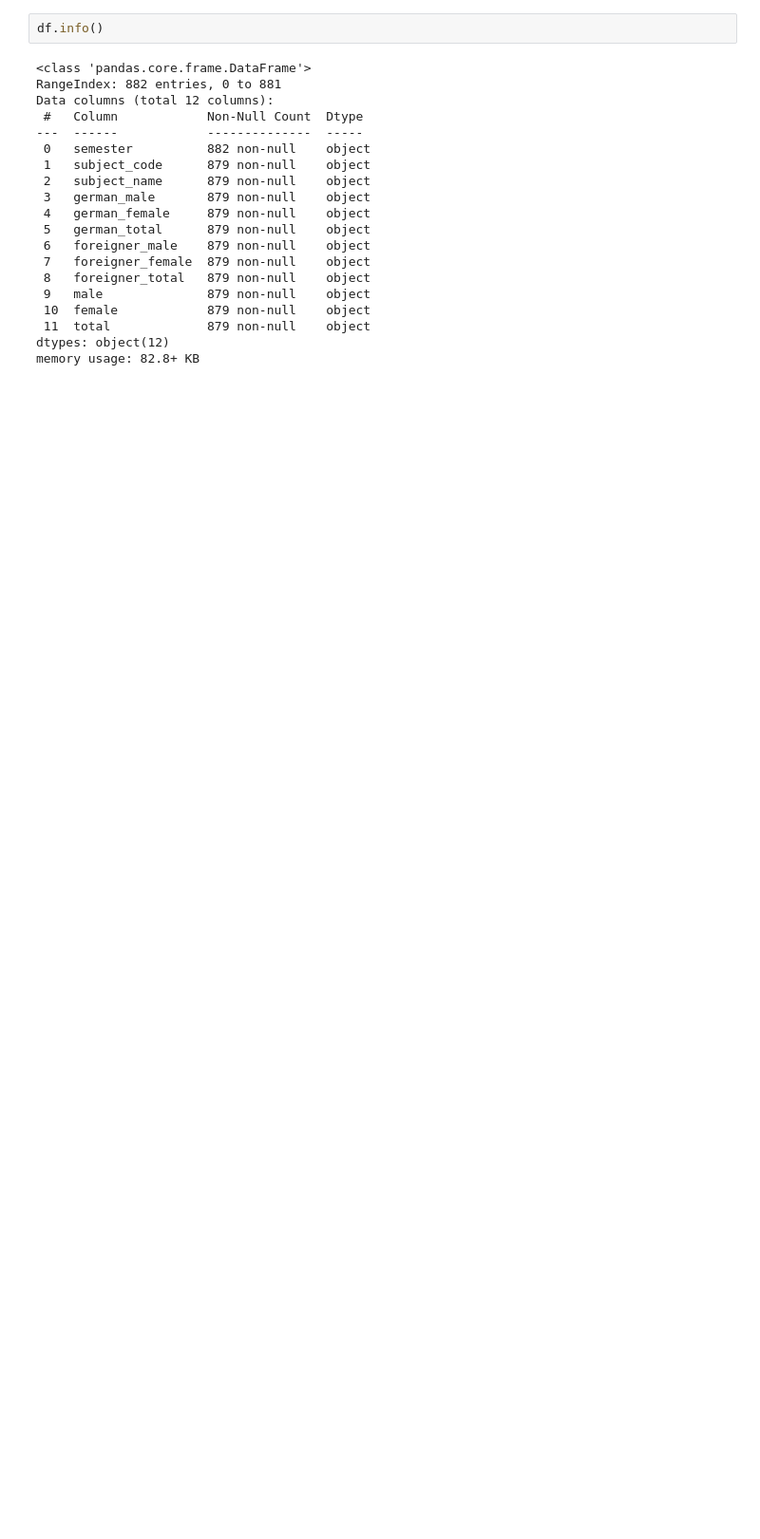
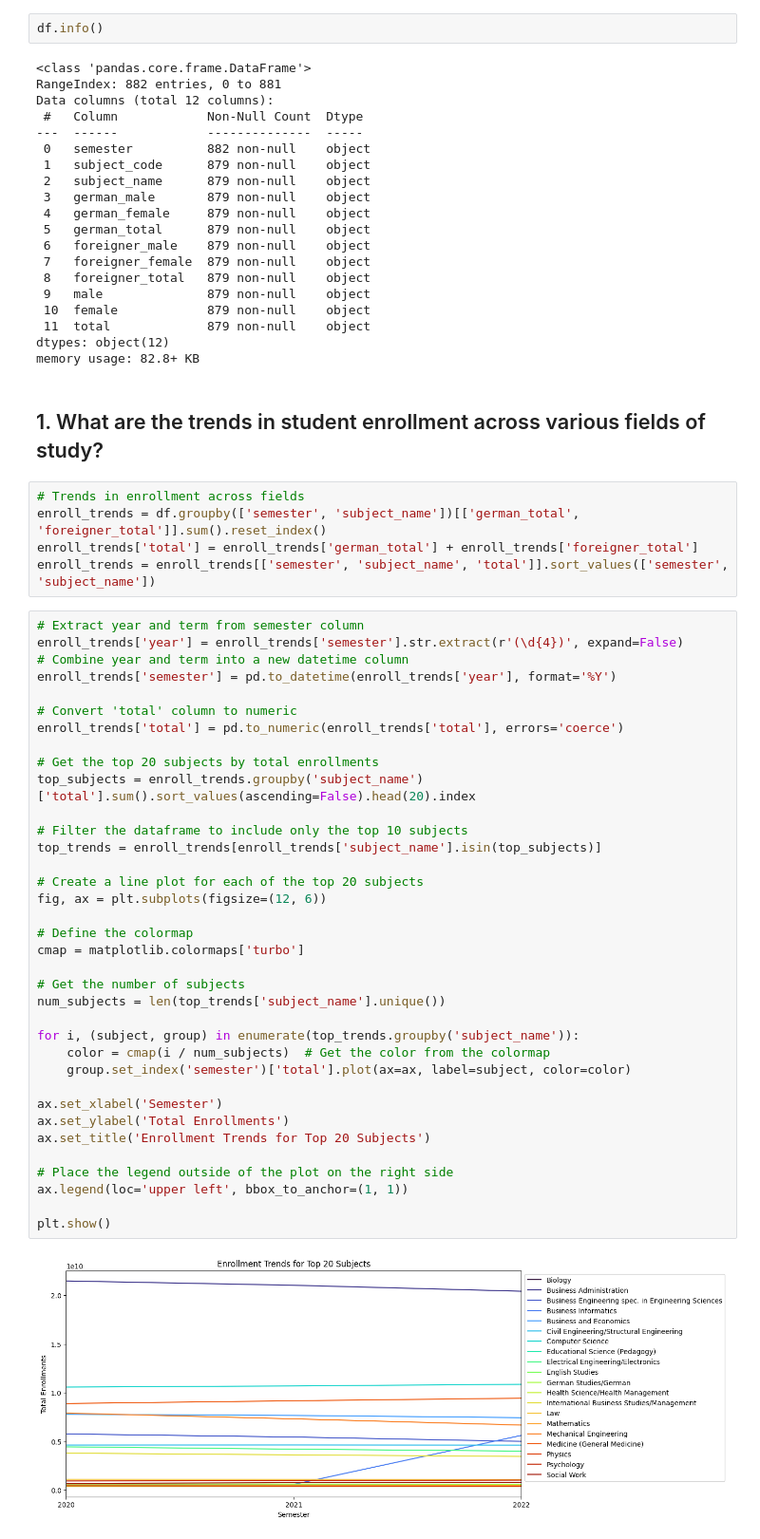
Before and after one commit to lam1aa/RSE-Student-Subject, a Jupyter notebook: src/EDA.ipynb, the cells around one changed output. Shown at 95% size. Saved outputs shown, nothing was run; the diff lists cells and outputs as text; blank space fills up the shorter version.

```diff
--- a/src/EDA.ipynb
+++ b/src/EDA.ipynb
@@ -47,3 +51,48 @@ Data columns (total 12 columns):
  11  total             879 non-null    object
 dtypes: object(12)
 memory usage: 82.8+ KB
+# %% [markdown]
+## 1. What are the trends in student enrollment across various fields of study?
+# %%
+# Trends in enrollment across fields
+enroll_trends = df.groupby(['semester', 'subject_name'])[['german_total', 'foreigner_total']].sum().reset_index()
+enroll_trends['total'] = enroll_trends['german_total'] + enroll_trends['foreigner_total']
+enroll_trends = enroll_trends[['semester', 'subject_name', 'total']].sort_values(['semester', 'subject_name'])
+# %%
+# Extract year and term from semester column
+enroll_trends['year'] = enroll_trends['semester'].str.extract(r'(\d{4})', expand=False)
+# Combine year and term into a new datetime column
+enroll_trends['semester'] = pd.to_datetime(enroll_trends['year'], format='%Y')
+
+# Convert 'total' column to numeric
+enroll_trends['total'] = pd.to_numeric(enroll_trends['total'], errors='coerce')
+
+# Get the top 20 subjects by total enrollments
+top_subjects = enroll_trends.groupby('subject_name')['total'].sum().sort_values(ascending=False).head(20).index
+
+# Filter the dataframe to include only the top 10 subjects
+top_trends = enroll_trends[enroll_trends['subject_name'].isin(top_subjects)]
+
+# Create a line plot for each of the top 20 subjects
+fig, ax = plt.subplots(figsize=(12, 6))
+
+# Define the colormap
+cmap = matplotlib.colormaps['turbo']
+
+# Get the number of subjects
+num_subjects = len(top_trends['subject_name'].unique())
+
+for i, (subject, group) in enumerate(top_trends.groupby('subject_name')):
+    color = cmap(i / num_subjects)  # Get the color from the colormap
+    group.set_index('semester')['total'].plot(ax=ax, label=subject, color=color)
+
+ax.set_xlabel('Semester')
+ax.set_ylabel('Total Enrollments')
+ax.set_title('Enrollment Trends for Top 20 Subjects')
+
+# Place the legend outside of the plot on the right side
+ax.legend(loc='upper left', bbox_to_anchor=(1, 1))
+
+plt.show()
+# %% [output]
+[figure, added]
```
Also changed, not shown: parts of 5 cells of this notebook.
